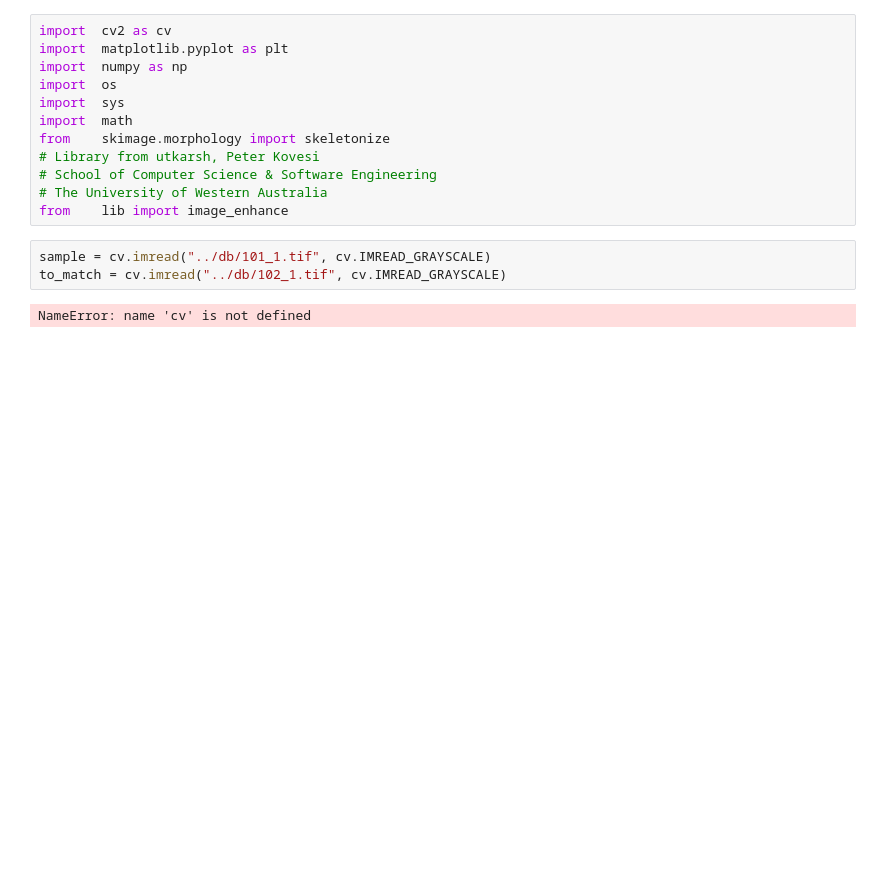
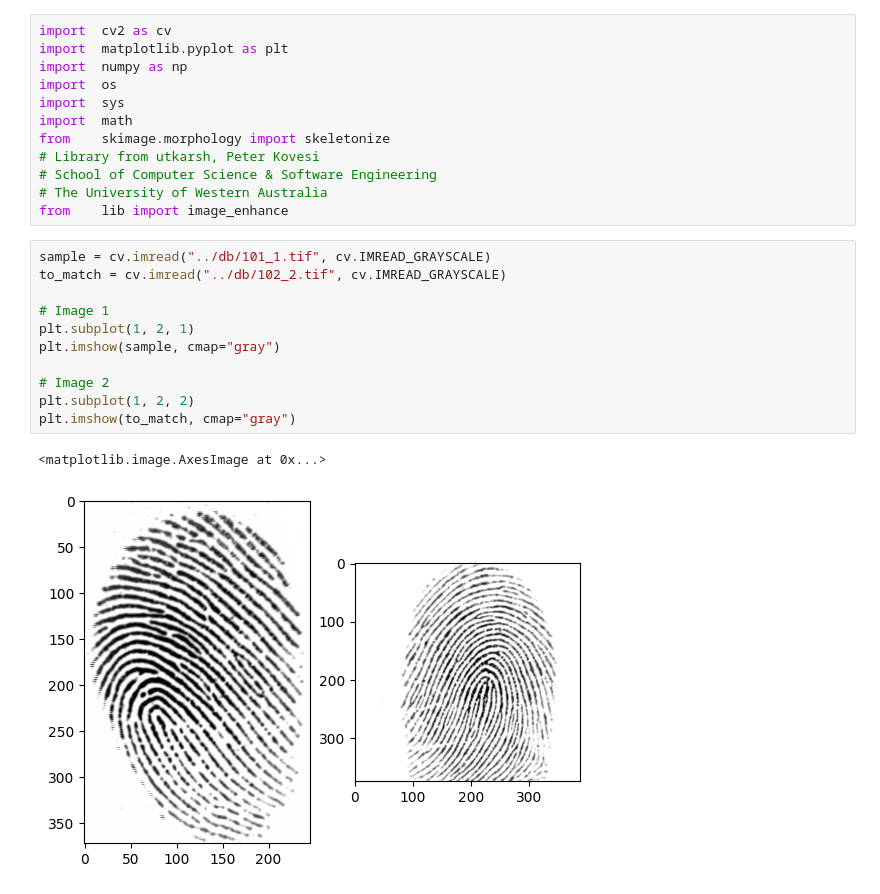
Before and after one commit to TanawatJukmongkol/CVMiniProject, a Jupyter notebook: srcs/test.ipynb, the cells around one changed output. Saved outputs shown, nothing was run; the diff lists cells and outputs as text; blank space fills up the shorter version.

```diff
--- a/srcs/test.ipynb
+++ b/srcs/test.ipynb
@@ -12,7 +12,16 @@ from	skimage.morphology import skeletonize
 from	lib import image_enhance
 # %%
 sample = cv.imread("../db/101_1.tif", cv.IMREAD_GRAYSCALE)
-to_match = cv.imread("../db/102_1.tif", cv.IMREAD_GRAYSCALE)
+to_match = cv.imread("../db/102_2.tif", cv.IMREAD_GRAYSCALE)
+
+# Image 1
+plt.subplot(1, 2, 1)
+plt.imshow(sample, cmap="gray")
+
+# Image 2
+plt.subplot(1, 2, 2)
+plt.imshow(to_match, cmap="gray")
 # %% [output]
-NameError: name 'cv' is not defined
+<matplotlib.image.AxesImage at 0x...>
+[figure, added]
 # %%
```
Also changed, not shown: parts of 5 cells of this notebook, 1 other file.
